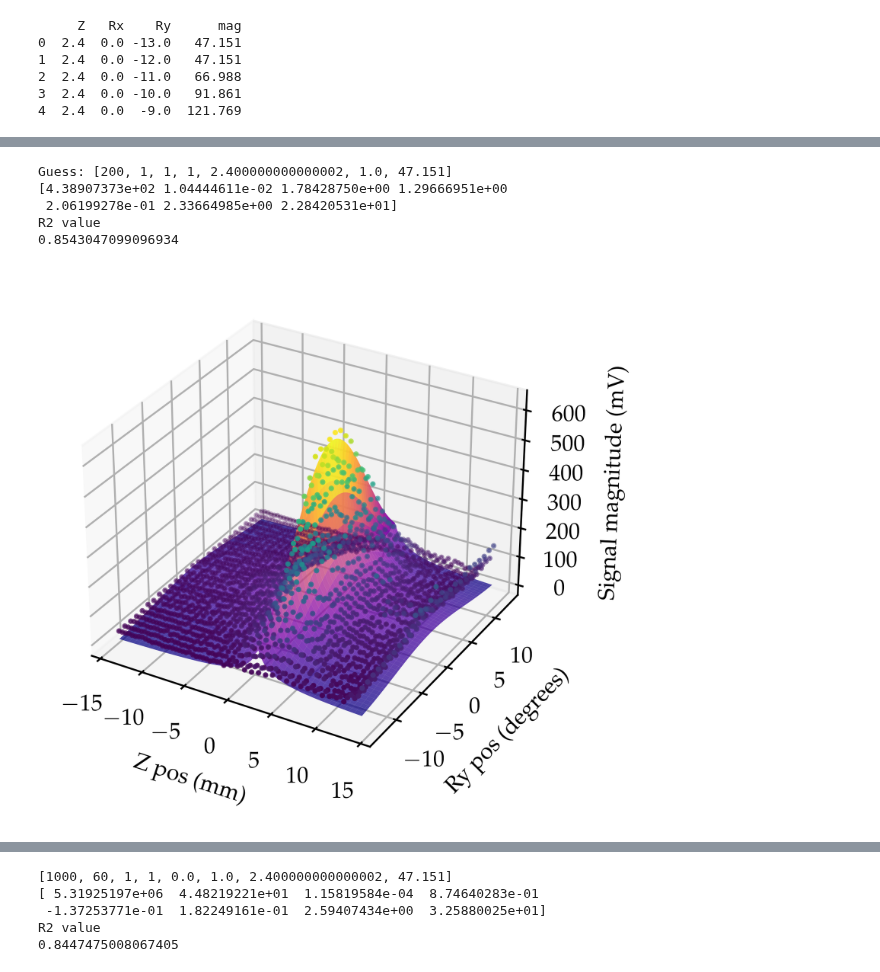
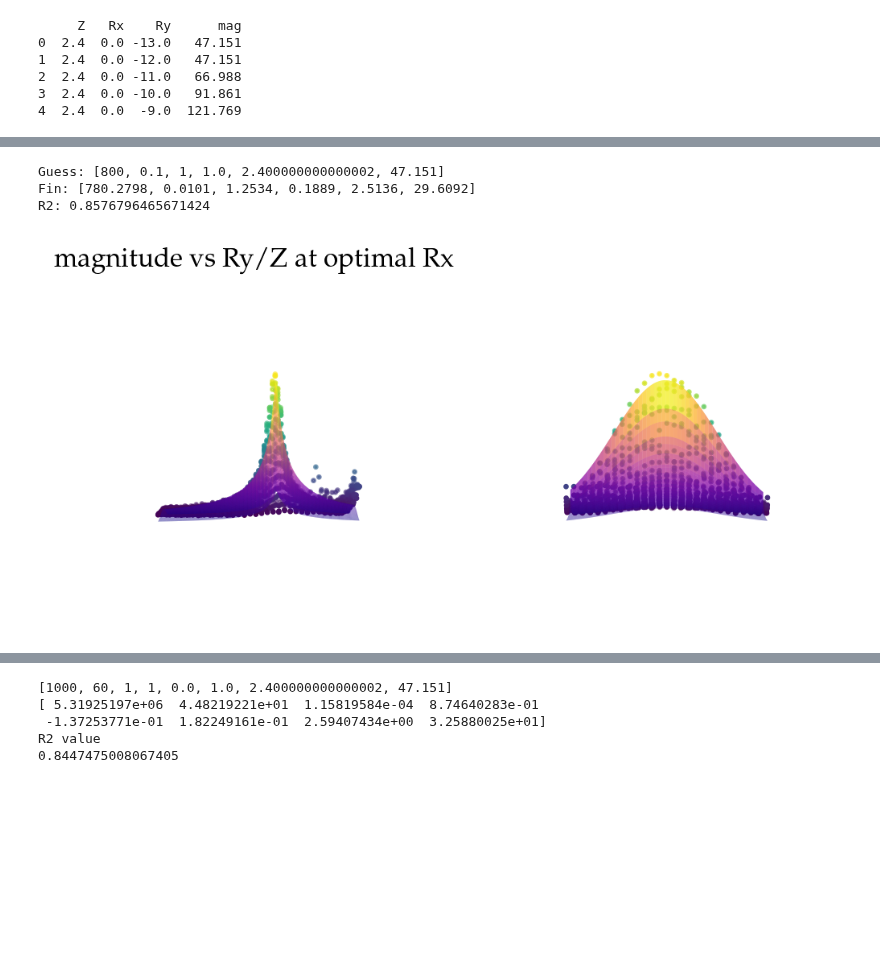
Before and after one commit to Benji-UW/COBOT-Transducer-Control-Code, a Jupyter notebook: Debugging Scripts/Fullscan_renders.ipynb, the cells around one changed output, grey strips where cells are left out. Cells and saved outputs as stored; diff of their text form; code cells hidden in the pictures; blank space fills up the shorter version.

```diff
--- a/Debugging Scripts/Fullscan_renders.ipynb
+++ b/Debugging Scripts/Fullscan_renders.ipynb
@@ -265,50 +265,60 @@ plt.show()
 # %%
-fig_anim = plt.figure()
-tax = plt.axes(projection="3d")
-
 # (X,Y,Z,title,xlable,ylable,guess) = (zmps['Rx'],zmps['Ry'],zmps['mag'],"magnitude vs Ry/Rx at optimal Z","Rx pos (degrees)","Ry pos (degrees)",[600,60,mp['Rx'],mp['Ry'],med])
-(X,Y,Z,title,xlable,ylable,guess) = (Rxmps['Z'],Rxmps['Ry'],Rxmps['mag'],"magnitude vs Ry/Z at optimal Rx","Z pos (mm)","Ry pos (degrees)",[200,1,1,1,mp['Z'],mp['Ry'],med])
-# (X,Y,Z,title,xlable,ylable,guess) = (Rymps['Z'],Rymps['Rx'],Rymps['mag'],"magnitude vs Rx/Z at optimal Ry","Z pos (mm)","Rx pos (degrees)",[1,1,1,1,mp['Z'],mp['Ry'],med])
-
-tax.scatter3D(X,Y,Z,cmap='viridis',c=Z,s=2)
-# tax.set_title(title)
-tax.set_xlabel(xlable)
-tax.set_ylabel(ylable)
-tax.set_zlabel("Signal magnitude (mV)")
+(X,Y,Z,title,xlable,ylable,guess) = (Rxmps['Ry'],Rxmps['Z'],Rxmps['mag'],"magnitude vs Ry/Z at optimal Rx","Z pos (mm)","Ry pos (degrees)",[800,0.1,1,mp['Ry'],mp['Z'],med])
+# (X,Y,Z,title,xlable,ylable,guess) = (Rymps['Ry'],Rymps['Z'],Rymps['mag'],"magnitude vs Rx/Z at optimal Ry","Z pos (mm)","Rx pos (degrees)",[1,1,1,1,mp['Z'],mp['Ry'],med])
 
 popt, pcov = curve_fit(ang_plus_z, [X, Y], Z,p0=guess,maxfev=5000)
 # popt, pcov = curve_fit(double_ang,[X,Y],Z)
 # print(popt)
 print(f"Guess: {guess}")
 # popt, pcov = curve_fit(double_ang,[X,Y],Z,p0=guess)
-print(popt)
+print(f"Fin: {[round(i,4) for i in popt]}")
+print(f"R2: {r_squared(ang_plus_z, popt, [X, Y], Z)}")
+
 
 # create surface function model
 # setup data points for calculating surface model
 model_y_data = np.linspace(min(Y), max(Y), 100)
 model_x_data = np.linspace(min(X), max(X), 100)
-
 # create coordinate arrays for vectorized evaluations
 Xs, Ys = np.meshgrid(model_x_data, model_y_data)
+# calculate Z coordinate array
+Zs = ang_plus_z(np.array([Xs, Ys]), *popt)
 
 
-print("R2 value")
-print(r_squared(ang_plus_z, popt, [X, Y], Z))
+fig3 = plt.figure()
 
-# calculate Z coordinate array
-Zs = ang_plus_z(np.array([Xs, Ys]), *popt)
-tax.plot_surface(Xs,Ys,Zs, cmap='plasma',alpha=0.75)
+# tax = plt.axes(projection="3d")
+tax = fig3.add_subplot(1,2,1, projection='3d')
+
+tax.scatter3D(X,Y,Z,cmap='viridis',c=Z,s=2)
+tax.set_title(title)
+# tax.set_xlabel(xlable)
+# tax.set_ylabel(ylable)
+# tax.set_zlabel("Signal magnitude (mV)")
+tax.axis("off")
+tax.plot_surface(Xs,Ys,Zs, cmap='plasma',alpha=0.5)
+tax.view_init(0,0)
+
+tax2 = fig3.add_subplot(1,2,2, projection='3d')
+
+tax2.scatter3D(X,Y,Z,cmap='viridis',c=Z,s=2)
+# tax2.set_title(title)
+# tax.set_xlabel(xlable)
+# tax.set_ylabel(ylable)
+# tax.set_zlabel("Signal magnitude (mV)")
+tax2.axis("off")
+tax2.plot_surface(Xs,Ys,Zs, cmap='plasma',alpha=0.5)
+tax2.view_init(0,90)
 
 
 if save_figs:
     tax.get_figure().savefig("figures\\Fullscan_2d_fit_%s.jpg" % file_no, dpi=400)
 # %% [output]
-Guess: [200, 1, 1, 1, 2.400000000000002, 1.0, 47.151]
-[4.38907373e+02 1.04444611e-02 1.78428750e+00 1.29666951e+00
- 2.06199278e-01 2.33664985e+00 2.28420531e+01]
-R2 value
-0.8543047099096934
+Guess: [800, 0.1, 1, 1.0, 2.400000000000002, 47.151]
+Fin: [780.2798, 0.0101, 1.2534, 0.1889, 2.5136, 29.6092]
+R2: 0.8576796465671424
-[figure, old version]
+[figure, new version]
 # %%
 fig3 = plt.figure(figsize=(6,10), dpi=100)
 # plt.subplots_adjust(left=0.1,
```
Also changed, not shown: parts of 4 cells of this notebook, 3 other files.
